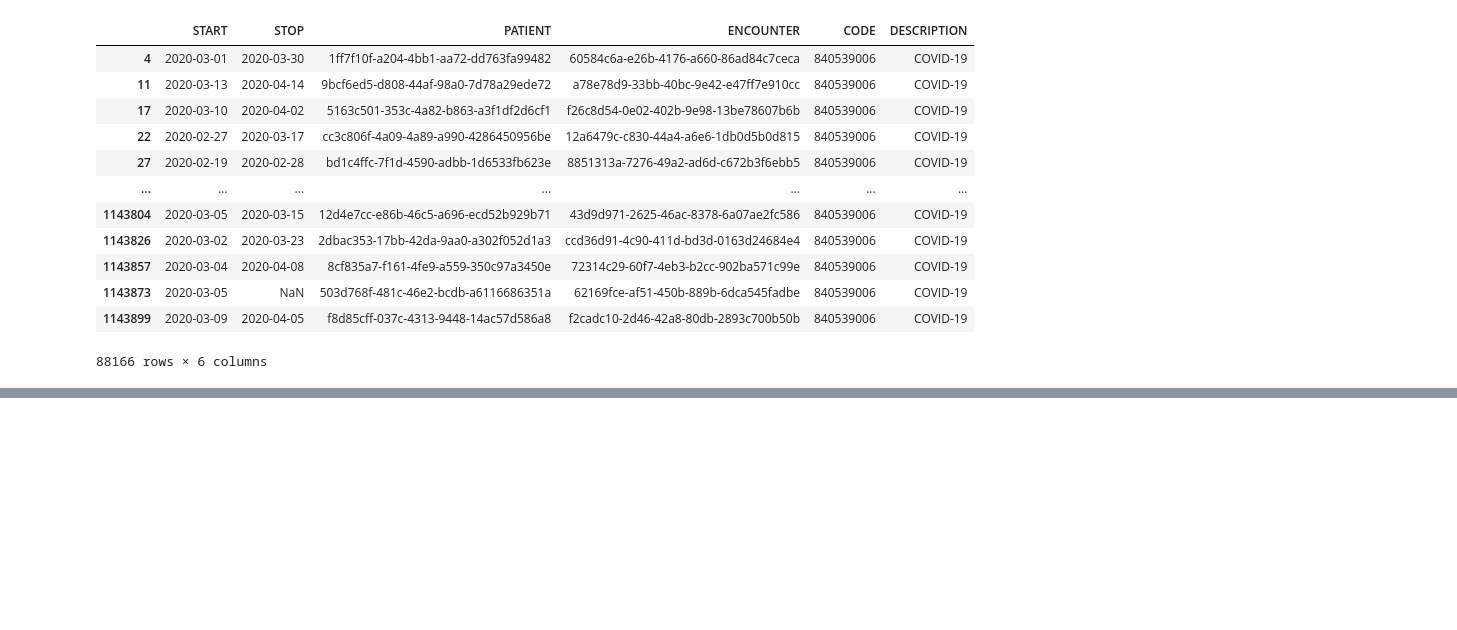
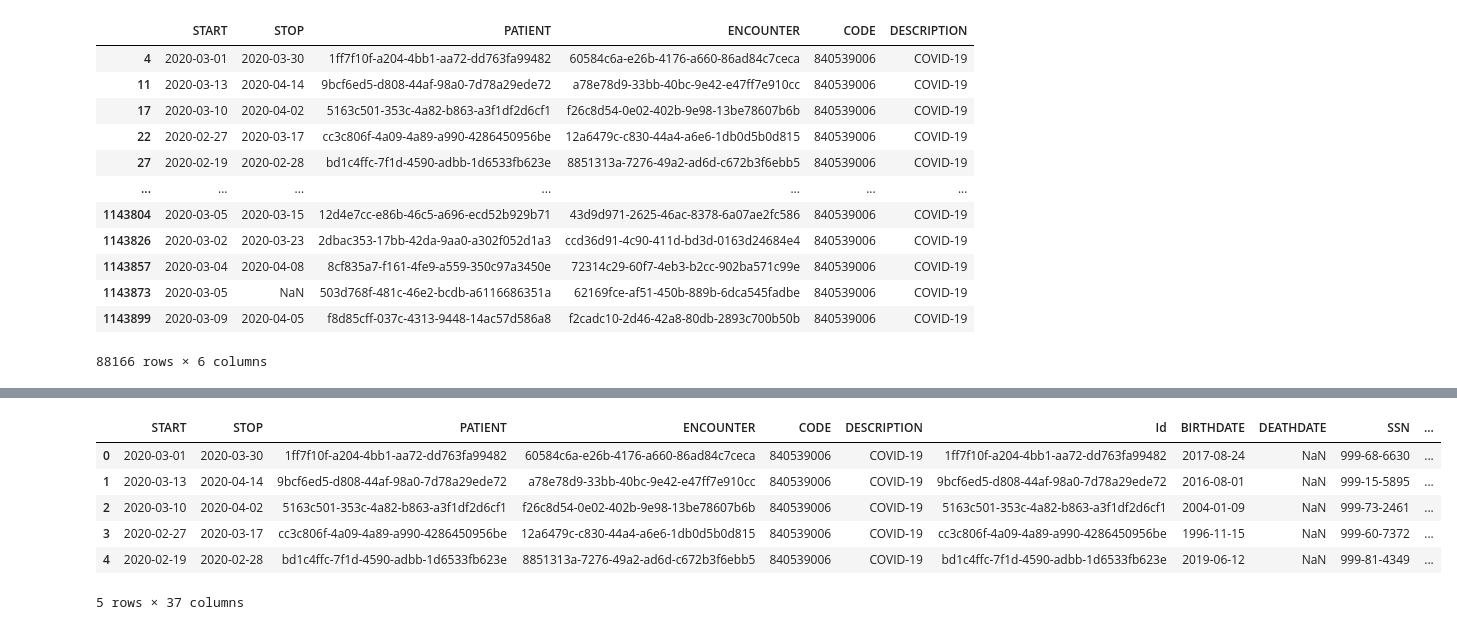
Before and after one commit to junhaliu/CS412MLproject, a Jupyter notebook: CS 412 project.ipynb, the cells around one changed output, grey strips where cells are left out. Cells and saved outputs as stored; diff of their text form; code cells hidden in the pictures; blank space fills up the shorter version.

```diff
--- a/CS 412 project.ipynb
+++ b/CS 412 project.ipynb
@@ -198,0 +256,10 @@ AttributeError: module 'analysis' has no attribute 'symptom_table'
+# %%
+cp.head()
+# %% [output]
+|  | START | STOP | PATIENT | ENCOUNTER | CODE | DESCRIPTION | Id | BIRTHDATE | DEATHDATE | SSN | ... |
+| 0 | 2020-03-01 | 2020-03-30 | 1ff7f10f-a204-4bb1-aa72-dd763fa99482 | 60584c6a-e26b-4176-a660-86ad84c7ceca | 840539006 | COVID-19 | 1ff7f10f-a204-4bb1-aa72-dd763fa99482 | 2017-08-24 | NaN | 999-68-6630 | ... |
+| 1 | 2020-03-13 | 2020-04-14 | 9bcf6ed5-d808-44af-98a0-7d78a29ede72 | a78e78d9-33bb-40bc-9e42-e47ff7e910cc | 840539006 | COVID-19 | 9bcf6ed5-d808-44af-98a0-7d78a29ede72 | 2016-08-01 | NaN | 999-15-5895 | ... |
+| 2 | 2020-03-10 | 2020-04-02 | 5163c501-353c-4a82-b863-a3f1df2d6cf1 | f26c8d54-0e02-402b-9e98-13be78607b6b | 840539006 | COVID-19 | 5163c501-353c-4a82-b863-a3f1df2d6cf1 | 2004-01-09 | NaN | 999-73-2461 | ... |
+| 3 | 2020-02-27 | 2020-03-17 | cc3c806f-4a09-4a89-a990-4286450956be | 12a6479c-c830-44a4-a6e6-1db0d5b0d815 | 840539006 | COVID-19 | cc3c806f-4a09-4a89-a990-4286450956be | 1996-11-15 | NaN | 999-60-7372 | ... |
+| 4 | 2020-02-19 | 2020-02-28 | bd1c4ffc-7f1d-4590-adbb-1d6533fb623e | 8851313a-7276-49a2-ad6d-c672b3f6ebb5 | 840539006 | COVID-19 | bd1c4ffc-7f1d-4590-adbb-1d6533fb623e | 2019-06-12 | NaN | 999-81-4349 | ... |
+5 rows × 37 columns
```
Also changed, not shown: parts of 29 cells of this notebook.
